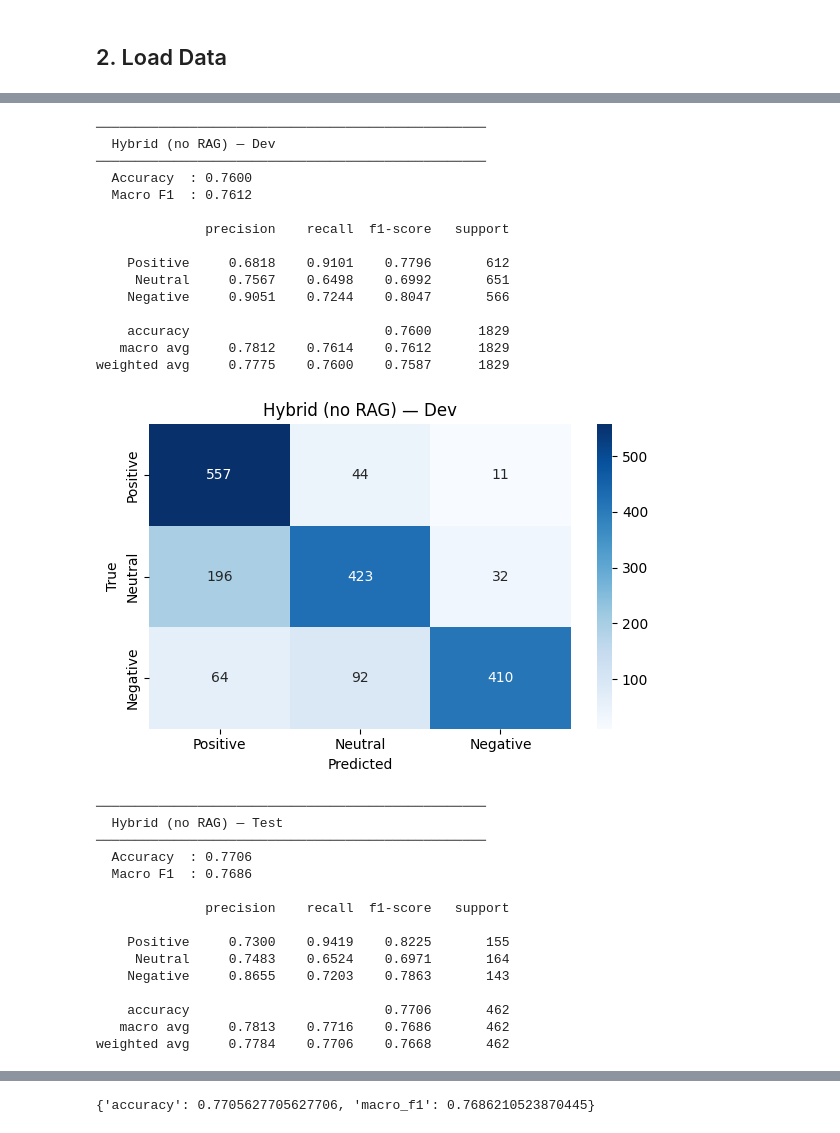
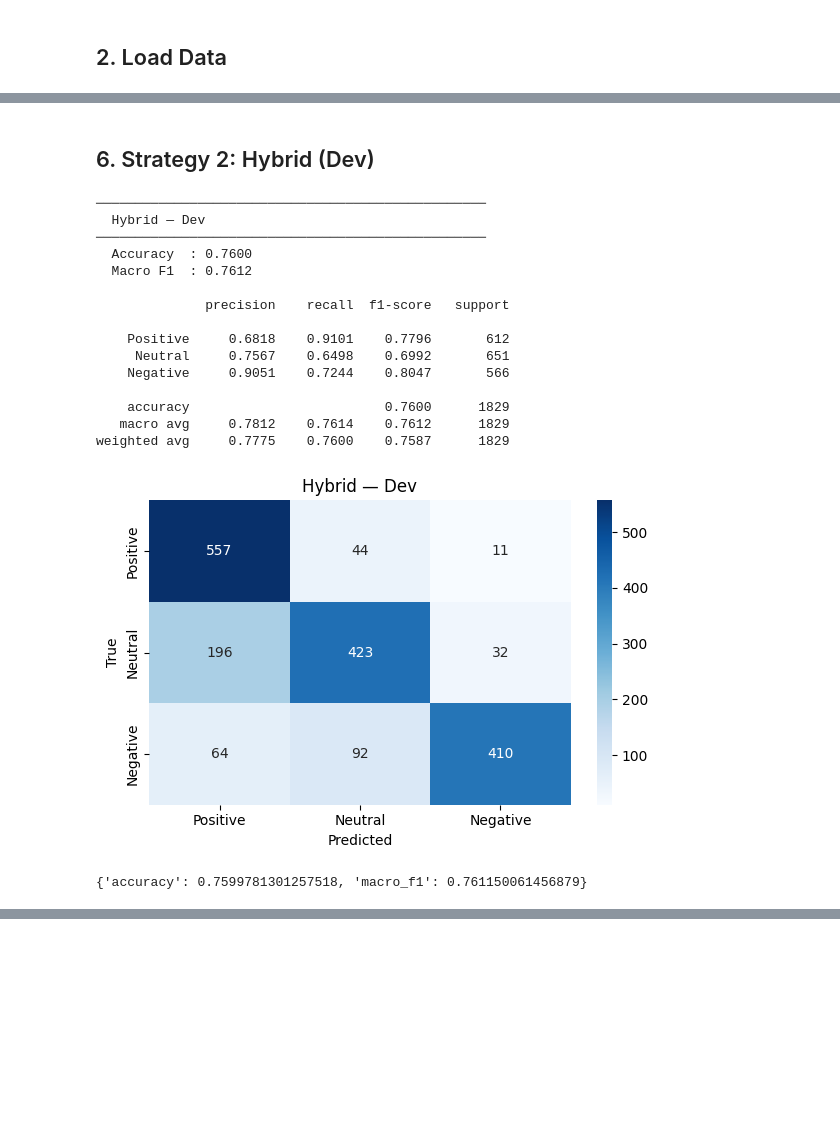
Before and after one commit to longkvy/mura-finance, a Jupyter notebook: pipeline/pipeline.ipynb, the cells around one changed output, grey strips where cells are left out. Saved outputs shown, nothing was run; the diff lists cells and outputs as text; code cells hidden in the pictures; blank space fills up the shorter version.

```diff
--- a/pipeline/pipeline.ipynb
+++ b/pipeline/pipeline.ipynb
@@ -302,76 +203,49 @@ Indirect headlines → 4-hop chain.
+# %% [markdown]
+## 6. Strategy 2: Hybrid (Dev)
 # %%
 from src.pipelines import hybrid_rag_pipeline
-from src.config import RESULT_HYBRID_DEV, RESULT_HYBRID_TEST
+from src.config import RESULT_HYBRID_DEV
 
-
-def _run_hybrid(df: pd.DataFrame, use_rag: bool = False) -> pd.DataFrame:
+def _run_hybrid(df, use_rag=False):
     records = []
     for _, row in tqdm(df.iterrows(), total=len(df)):
-        kwargs = dict(
-            title=row[TEXT_COL],
-            ticker=row[TICKER_COL],
-        )
+        kwargs = dict(title=row[TEXT_COL], ticker=row[TICKER_COL])
         if use_rag:
             kwargs.update(
-                in_context=row.get(IN_CONTEXT_COL, ""),
-                ex_context_1=row.get(EX_CONTEXT_COLS[0], ""),
-                ex_context_2=row.get(EX_CONTEXT_COLS[1], ""),
-                ex_context_3=row.get(EX_CONTEXT_COLS[2], ""),
+                in_context=row.get(IN_CONTEXT_COL, ''),
+                ex_context_1=row.get(EX_CONTEXT_COLS[0], ''),
+                ex_context_2=row.get(EX_CONTEXT_COLS[1], ''),
+                ex_context_3=row.get(EX_CONTEXT_COLS[2], ''),
             )
         out = hybrid_rag_pipeline(**kwargs)
-        records.append(
-            {
-                "mode": out["mode"],
-                "title": row[TEXT_COL],
-                "ticker": row[TICKER_COL],
-                "true_sentiment": row[LABEL_COL],
-                "hop1_fx_insight": out["hop1"],
-                "hop2_bc_sentiment": out["hop2_bc"],
-                "hop3_qc_sentiment": out["hop3_qc"],
-                "final_prediction": out["final"],
-            }
-        )
+        records.append({
+            'mode': out['mode'], 'title': row[TEXT_COL],
+            'ticker': row[TICKER_COL], 'true_sentiment': row[LABEL_COL],
+            'hop1_fx_insight': out['hop1'],
+            'hop2_bc_sentiment': out['hop2_bc'],
+            'hop3_qc_sentiment': out['hop3_qc'],
+            'final_prediction': out['final'],
+        })
     return pd.DataFrame(records)
 
-
-# Dev
-df_dev_hy = _run_hybrid(sample_df, use_rag=False)
+df_dev_hy = _run_hybrid(df_dev, use_rag=False)
 df_dev_hy.to_csv(RESULT_HYBRID_DEV, index=False)
-evaluate(df_dev_hy, title="Hybrid (no RAG) — Dev")
-
-# Test
-df_test_hy = _run_hybrid(df_test, use_rag=False)
-df_test_hy.to_csv(RESULT_HYBRID_TEST, index=False)
-evaluate(df_test_hy, title="Hybrid (no RAG) — Test")
+evaluate(df_dev_hy, title='Hybrid — Dev')
 # %% [output]
 ──────────────────────────────────────────────────
-  Hybrid (no RAG) — Dev
+  Hybrid — Dev
 ──────────────────────────────────────────────────
   Accuracy  : 0.7600
   Macro F1  : 0.7612
 
               precision    recall  f1-score   support
 
     Positive     0.6818    0.9101    0.7796       612
      Neutral     0.7567    0.6498    0.6992       651
     Negative     0.9051    0.7244    0.8047       566
 
     accuracy                         0.7600      1829
    macro avg     0.7812    0.7614    0.7612      1829
 weighted avg     0.7775    0.7600    0.7587      1829
-[figure, old version]
+[figure, new version]
-──────────────────────────────────────────────────
-  Hybrid (no RAG) — Test
-──────────────────────────────────────────────────
-  Accuracy  : 0.7706
-  Macro F1  : 0.7686
-
-              precision    recall  f1-score   support
-
-    Positive     0.7300    0.9419    0.8225       155
-     Neutral     0.7483    0.6524    0.6971       164
-    Negative     0.8655    0.7203    0.7863       143
-
-    accuracy                         0.7706       462
-   macro avg     0.7813    0.7716    0.7686       462
-weighted avg     0.7784    0.7706    0.7668       462
+{'accuracy': 0.7599781301257518, 'macro_f1': 0.761150061456879}
@@ -379 +251,0 @@ weighted avg     0.7784    0.7706    0.7668       462
-{'accuracy': 0.7705627705627706, 'macro_f1': 0.7686210523870445}
```
Also changed, not shown: parts of 29 cells of this notebook, 6 other files.
